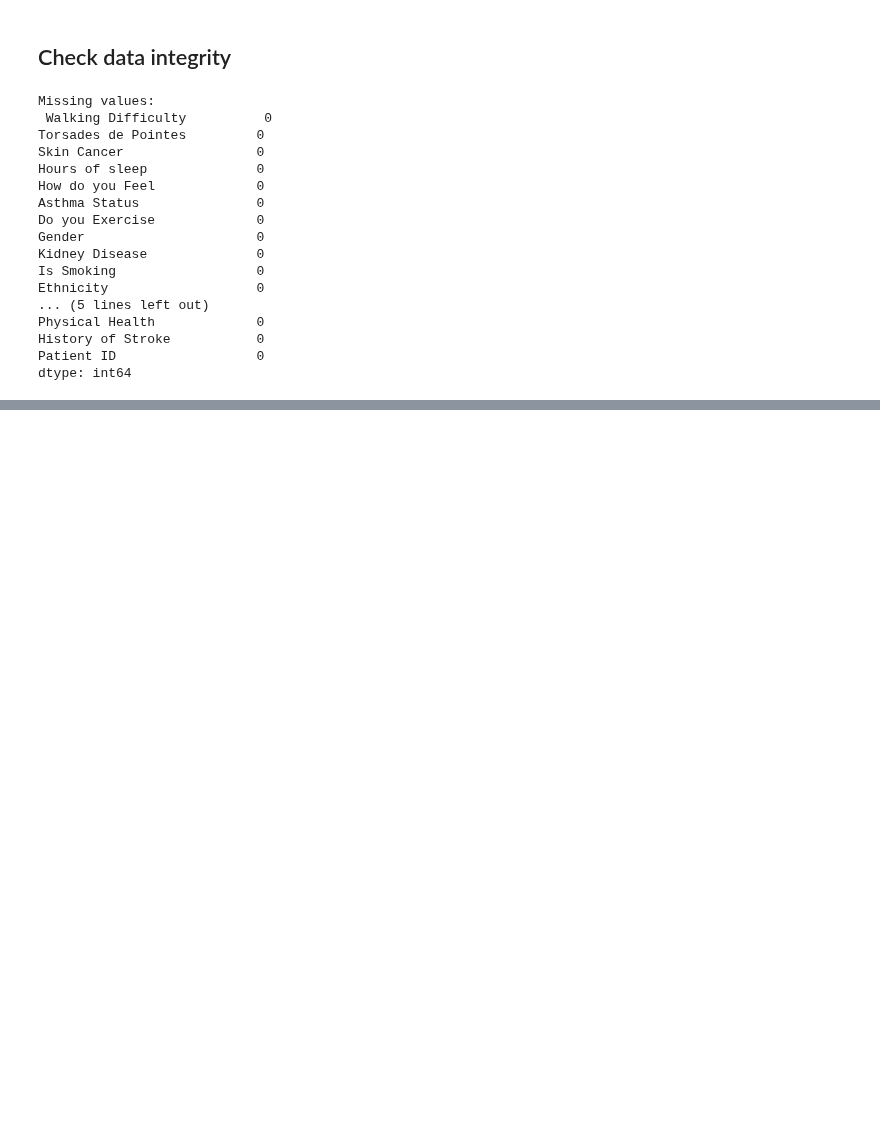
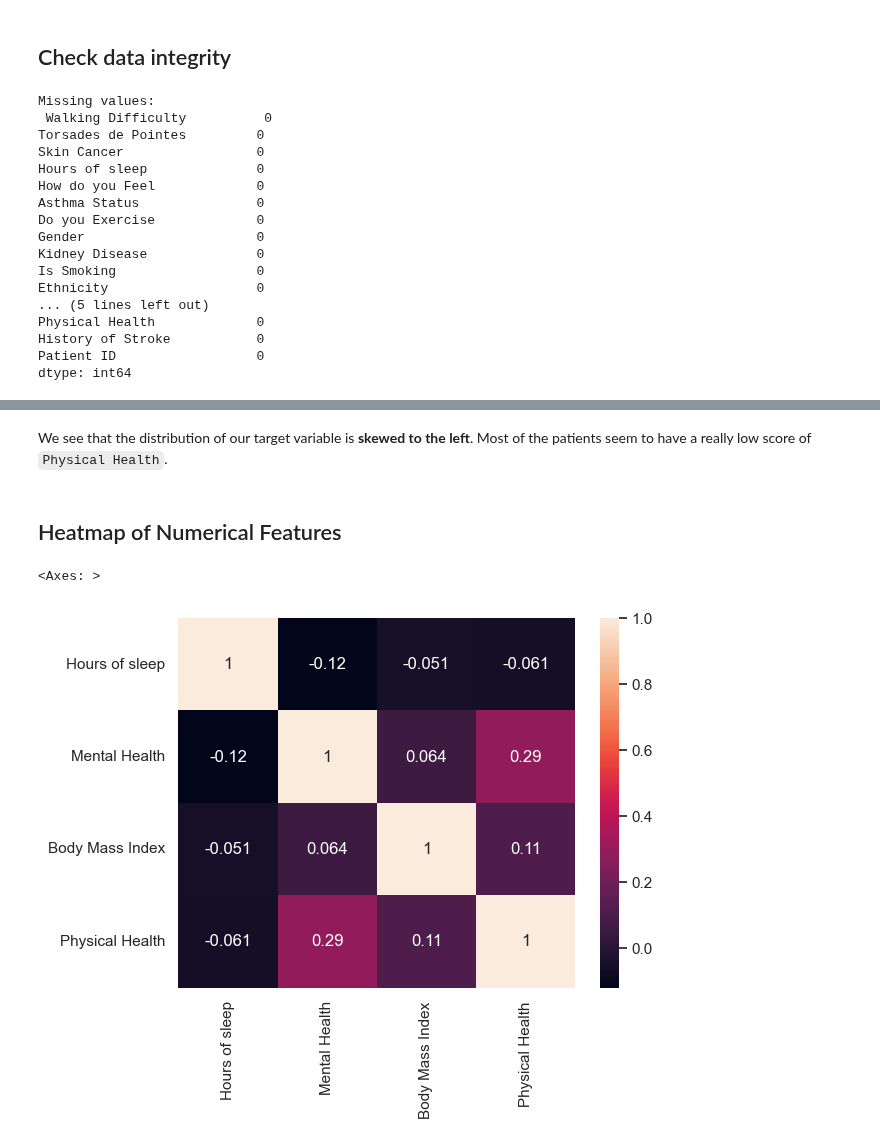
Before and after one commit to Dadd0/AI_MedCare_282401, a Jupyter notebook: main.ipynb, the cells around one changed output, grey strips where cells are left out. Saved outputs shown, nothing was run; the diff lists cells and outputs as text; code cells hidden in the pictures; blank space fills up the shorter version.

```diff
--- a/main.ipynb
+++ b/main.ipynb
@@ -67,3 +90,6 @@ medcenter_df.describe().T
+# %%
+categorical_features = ['Age Group', 'How do you Feel', 'Walking Difficulty', 'Torsades de Pointes', 'Skin Cancer', 'Asthma Status', 'Do you Exercise', 'Gender', 'Kidney Disease', 'Is Smoking', 'Ethnicity', 'Diabetes', 'How many Drinks per Week', 'History of Stroke']
+numerical_features = ['Hours of sleep', 'Mental Health', 'Body Mass Index', 'Physical Health']
 # %% [markdown]
 We see that there's a **vast majority** of categorical variables.
 
@@ -246,0 +134,9 @@ plt.show()
+# %% [markdown]
+We see that the distribution of our target variable is **skewed to the left**. Most of the patients seem to have a really low score of `Physical Health`.
+# %% [markdown]
+## Heatmap of Numerical Features
+# %%
+sns.heatmap(data = medcenter_df[numerical_features].corr(numeric_only=True), annot=True, cmap='rocket')
+# %% [output]
+<Axes: >
+[figure, added]
```
Also changed, not shown: parts of 26 cells of this notebook.
